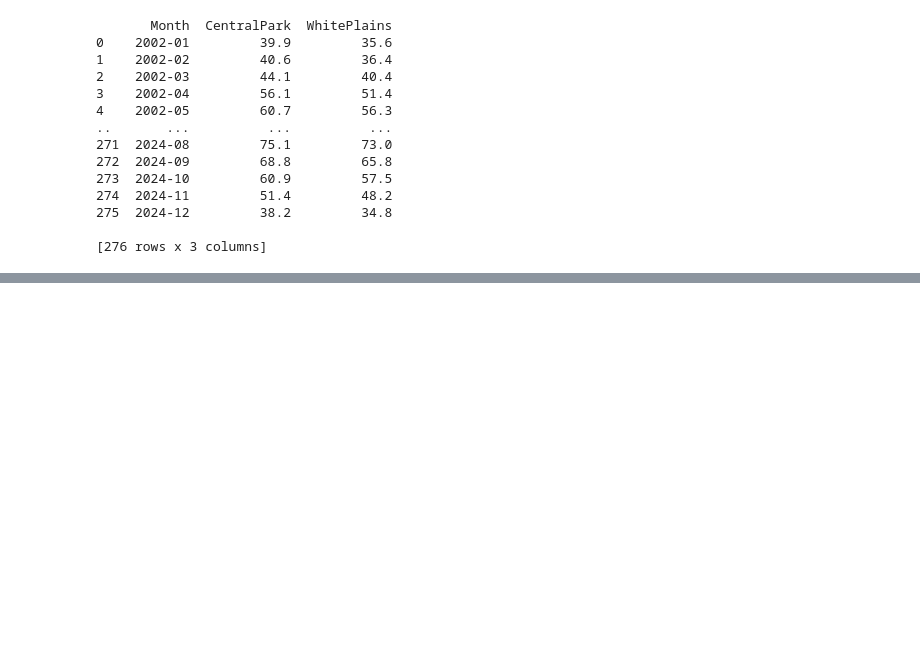
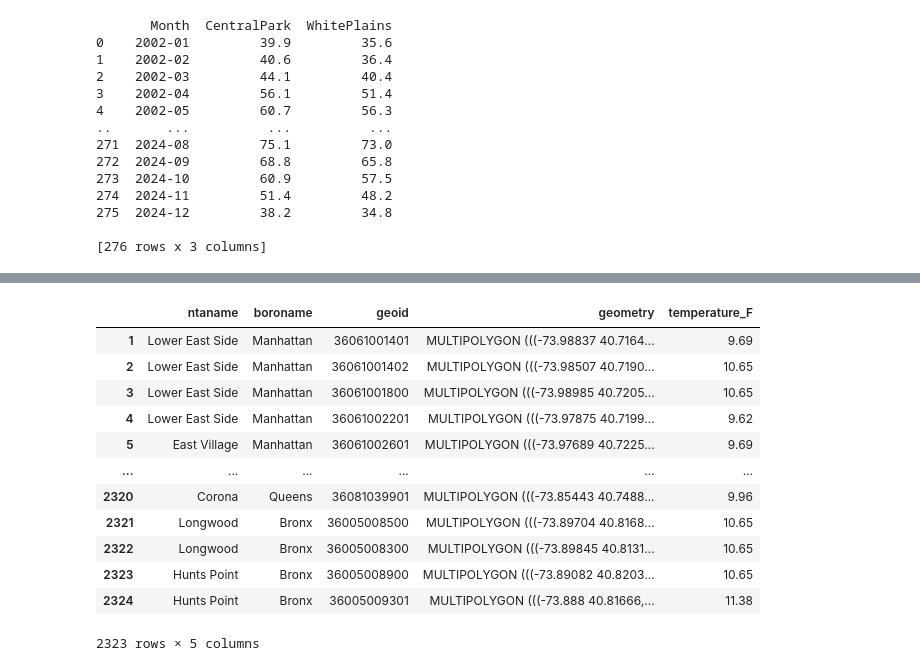
Before and after one commit to KharleWu/UHI_NYC, a Jupyter notebook: Code/Data_Processing.ipynb, the cells around one changed output, grey strips where cells are left out. Drawn from its saved outputs; the diff is of its cells as text; code cells hidden in the pictures; blank space fills up the shorter version.

```diff
--- a/Code/Data_Processing.ipynb
+++ b/Code/Data_Processing.ipynb
@@ -98,0 +102,11 @@ df_pivoted.to_csv('../NWS_Temperature/Avg_Temperature_Final.csv', index=False)
+# %%
+df_ind = pd.read_excel('../UHI_Index/Data/NY_Index.xlsx', dtype={'census tract number': str})
+df_ind.rename(columns={"census tract number": "geoid",
+                       "urban heat island effect (temperature in degrees F)": 'temperature_F'}, inplace=True)
+df_ind = df_ind[['geoid', 'temperature_F']]
+# df_ind.head()
+gdf_tract = gpd.read_file("../UHI_Index/Data/2020_NYC_Census_Tracts.geojson")
+gdf_tract["geoid"] = gdf_tract["geoid"].astype(str)
+gdf_tract = gdf_tract[['ntaname', 'boroname', 'geoid','geometry']]
+gdf_tract.to_crs(2263)
+gdf_tract.head()
@@ -98,0 +120,18 @@ df_pivoted.to_csv('../NWS_Temperature/Avg_Temperature_Final.csv', index=False)
+# %%
+gdf_merged = gdf_tract.merge(df_ind, on="geoid", how="left")
+gdf_merged = gdf_merged.dropna(subset=["temperature_F"])
+gdf_merged
+# %% [output]
+|  | ntaname | boroname | geoid | geometry | temperature_F |
+| 1 | Lower East Side | Manhattan | 36061001401 | MULTIPOLYGON (((-73.98837 40.7164... | 9.69 |
+| 2 | Lower East Side | Manhattan | 36061001402 | MULTIPOLYGON (((-73.98507 40.7190... | 10.65 |
+| 3 | Lower East Side | Manhattan | 36061001800 | MULTIPOLYGON (((-73.98985 40.7205... | 10.65 |
+| 4 | Lower East Side | Manhattan | 36061002201 | MULTIPOLYGON (((-73.97875 40.7199... | 9.62 |
+| 5 | East Village | Manhattan | 36061002601 | MULTIPOLYGON (((-73.97689 40.7225... | 9.69 |
+| ... | ... | ... | ... | ... | ... |
+| 2320 | Corona | Queens | 36081039901 | MULTIPOLYGON (((-73.85443 40.7488... | 9.96 |
+| 2321 | Longwood | Bronx | 36005008500 | MULTIPOLYGON (((-73.89704 40.8168... | 10.65 |
+| 2322 | Longwood | Bronx | 36005008300 | MULTIPOLYGON (((-73.89845 40.8131... | 10.65 |
+| 2323 | Hunts Point | Bronx | 36005008900 | MULTIPOLYGON (((-73.89082 40.8203... | 10.65 |
+| 2324 | Hunts Point | Bronx | 36005009301 | MULTIPOLYGON (((-73.888 40.81666,... | 11.38 |
+2323 rows × 5 columns
```
Also changed, not shown: parts of 5 cells of this notebook, 6 other files.
